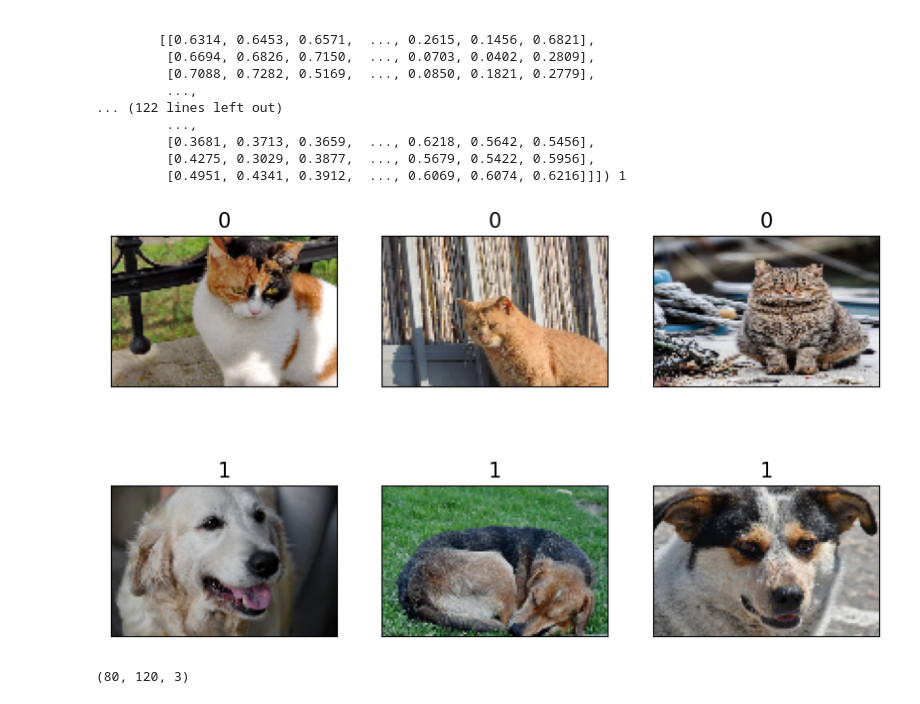
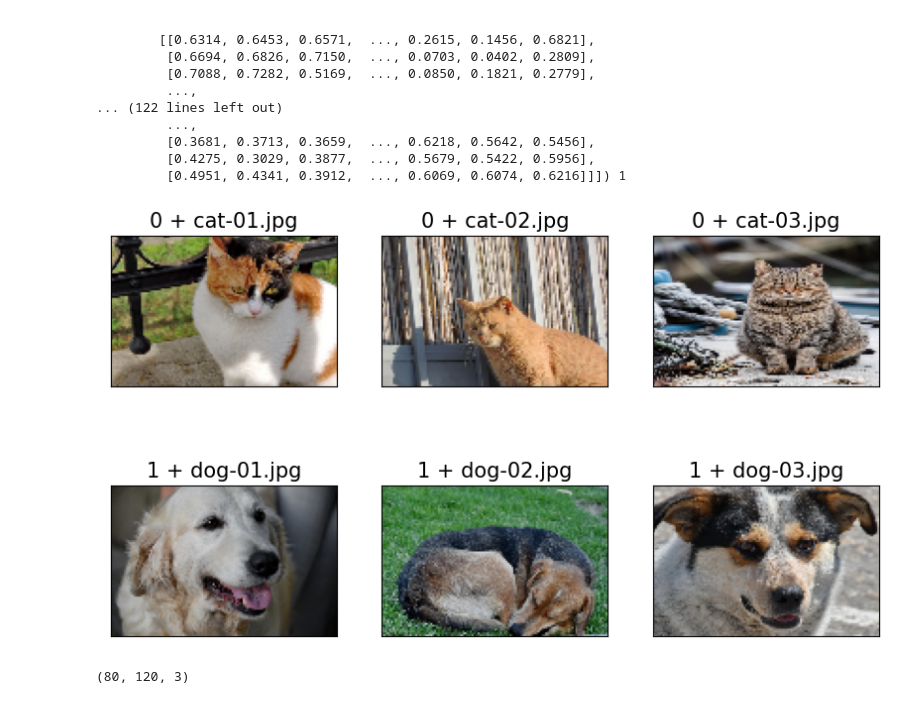
Before and after one commit to imfilip/ml_pytorch, a Jupyter notebook: scripts/12_ParallelizingNNwithPyTorch.ipynb, the cells around one changed output. Cells and saved outputs as stored; diff of their text form; code cells hidden in the pictures.

```diff
--- a/scripts/12_ParallelizingNNwithPyTorch.ipynb
+++ b/scripts/12_ParallelizingNNwithPyTorch.ipynb
@@ -437,14 +437,14 @@ tensor([[[0.6936, 0.6963, 0.7159,  ..., 0.2654, 0.1588, 0.6738],
 # %%
 fig = plt.figure(figsize=(10,6))
 
 for i, example in enumerate(image_dataset):
     ax = fig.add_subplot(2,3,i+1)
     ax.set_xticks([]), ax.set_yticks([])
     ax.imshow(example[0].numpy().transpose((1,2,0))) # example[0] - only features, base shape: (3, 80, 120), transpose 1st and 2nd dimension to shape: (80, 120, 3)
     # ax.imshow(example[0].numpy().transpose((2,1,0))) # it is rotated imgages by -90
-    ax.set_title(f'{example[1]}', size=15)
+    ax.set_title(f'{example[1]} + {os.path.basename(image_dataset.file_list[i])}', size=15)
 # %% [output]
-[figure, old version]
+[figure, new version]
 # %%
 next(iter(image_dataset))[0].numpy().transpose(1,2,0).shape
 # %% [output]
```
Also changed, not shown: parts of 26 cells of this notebook, 2 other files.
